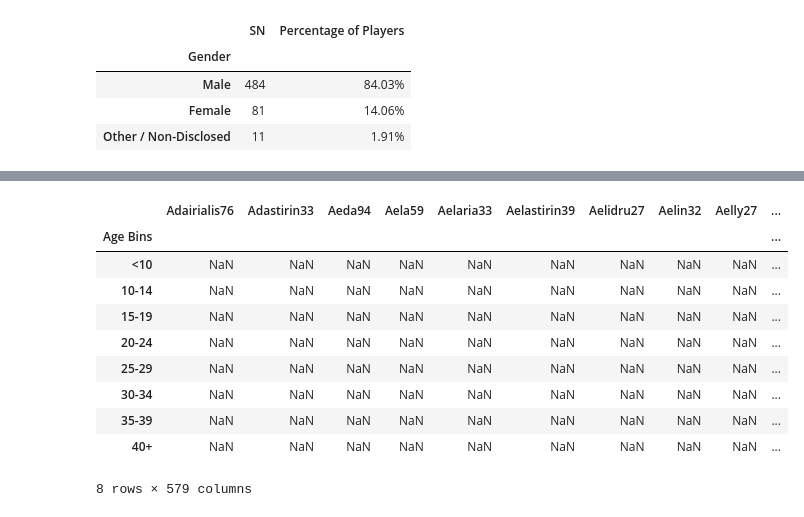
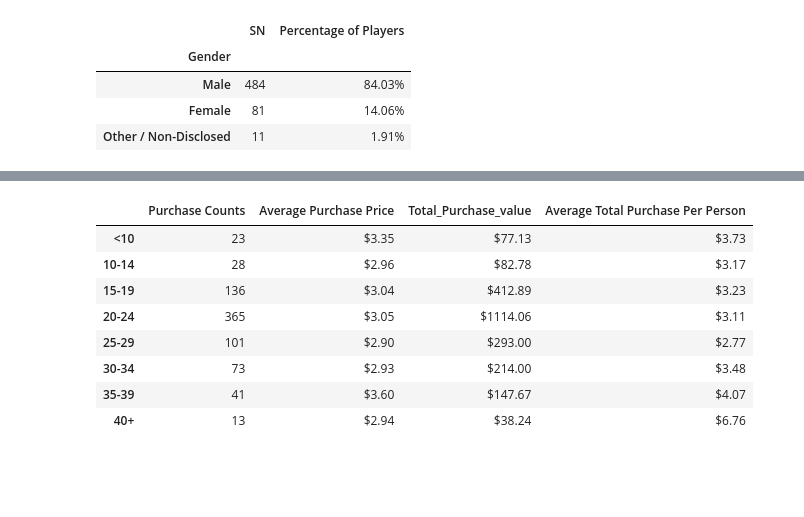
Before and after one commit to michael-grad/pandas-challenge, a Jupyter notebook: HeroesOfPymoliAnalysis.ipynb, the cells around one changed output, grey strips where cells are left out. Saved outputs shown, nothing was run; the diff lists cells and outputs as text; code cells hidden in the pictures; blank space fills up the shorter version.

Commit message:
All 10 Solutions working - just formatting updates needed remain to do

```diff
--- a/HeroesOfPymoliAnalysis.ipynb
+++ b/HeroesOfPymoliAnalysis.ipynb
@@ -192,5 +214,6 @@ See the caveats in the documentation: https://pandas.pydata.org/pandas-docs/stab
 # %%
 # SEVENTH CELL
+# VERIFIED: ONLY LAST COLUMN DOES NOT MATCH SOLUTION, BUT LOGIC OF THIS CODE HAS BEEN VERIFIED
 # FIND PURCHASING STATS BY AGE BIN
 
 # Start with all rows of purchases with just the columns needed
@@ -205,7 +228,10 @@ group_names = ["<10", "10-14", "15-19", "20-24", "25-29", "30-34", "35-39", "40+
 # Establish bins in dataframe under field "Total Count"
 purchase_demo_df = age_demo_df
 purchase_demo_df["Purchase Counts"] = pd.cut(age_demo_df["Age"], bins, labels=group_names, include_lowest=True, right=False)
-purchase_demo_df
+
+# DEBUG - all i did was put in a print statement - why is line 22 now having an issue?
+print("purchase_demo_df: ...")
+#purchase_demo_df
 
 # Count each bin
 purchase_stats_df = pd.DataFrame(purchase_demo_df["Purchase Counts"].value_counts())
@@ -215,14 +241,15 @@ average_purch_price_age = purchase_demo_df
 
 # Resort dataframe
 purchase_stats_df = purchase_stats_df.sort_index()
-print(purchase_stats_df)
+purchase_stats_df
 
 # Create dataframe with Average Purchase Price for each Age Bin
 average_purchase_df = purchase_demo_df.groupby("Purchase Counts").mean()
 average_purchase_df
 
 # Create dataframe with Total Purchase Price for each Age Bin
-# DEBUG - Should this be "Purchase Counts or "Price"???
+# DEBUG - CHANGED "Purchase Counts to "Price"??? = .  Should sum on Price
+# DEBUG - len(total_purchase_df) = 576 should be 8
 total_purchase_df = purchase_demo_df.groupby("Purchase Counts").sum()
 total_purchase_df
 
@@ -248,17 +275,43 @@ age_counts_df = average_purch_total_df.groupby("Age Bins").count()
 age_counts_df
 #print(len(age_counts_df))
 #print(len(average_purch_total_df["Price"]))
-#avg_purch_df["Average Total Purchase Per Person"] = average_purch_total_df.groupby["Price"] / age_counts_df["Age"]
-#avg_purch_df
+#print(len(total_purchase_df))
 
-# DEBUG - Not Working!! 1) Confirm calc method, 2) address columns and NaN
-avg_purch_df["Average Total Purchase Per Person"] = total_purchase_df["Price"] / age_counts_df["Age"]
-avg_purch_df
+
+# Calculate Average Total Purchase Per Person
+# Calc total purchase per person in that age group.(groupby(SN))
+# Group by age bins
+
+# Group By SN (username/ screen name) and then sum.  The Price column should be the total purchase for each user.
+avg_purch_per_person_df = pd.DataFrame(raw_data_df.groupby("SN").sum())
+avg_purch_per_person_df
+
+# Create Bins for the Age of users
+avg_purch_per_person_df["Age Bins"] = pd.cut(avg_purch_per_person_df["Age"], bins, labels=group_names, include_lowest=True, right=False)
+avg_purch_per_person_df
+
+# Group avg_purch_per_person_df by Age Bins. The Price column should be the average of the (total purchase per person) in each age group.
+avg_purch_per_person_df = avg_purch_per_person_df.groupby("Age Bins").mean()
+avg_purch_per_person_df
+
+# Delete unneeded columns
+del avg_purch_per_person_df["Purchase ID"]
+del avg_purch_per_person_df["Age"]
+del avg_purch_per_person_df["Item ID"]
+avg_purch_per_person_df
+
+
 
 # Combine stats into 1 dataframe
+# Binned dataframe
 purchase_stats_df["Average Purchase Price"] = average_purchase_df["Price"]
 purchase_stats_df["Total_Purchase_value"] = total_purchase_df["Price"]
+purchase_stats_df["Average Total Purchase Per Person"] = avg_purch_per_person_df
 purchase_stats_df
 
-avg_purch_df
+# Reformat Columns
+purchase_stats_df["Average Purchase Price"] = purchase_stats_df["Average Purchase Price"].map('${:.2f}'.format)
+purchase_stats_df["Total_Purchase_value"] = purchase_stats_df["Total_Purchase_value"].map('${:.2f}'.format)
+purchase_stats_df["Average Total Purchase Per Person"] = purchase_stats_df["Average Total Purchase Per Person"].map('${:.2f}'.format)
+purchase_stats_df
 # %% [output]
@@ -274,13 +322,11 @@ avg_purch_df
-|  | Adairialis76 | Adastirin33 | Aeda94 | Aela59 | Aelaria33 | Aelastirin39 | Aelidru27 | Aelin32 | Aelly27 | ... |
-| Age Bins |  |  |  |  |  |  |  |  |  | ... |
-| <10 | NaN | NaN | NaN | NaN | NaN | NaN | NaN | NaN | NaN | ... |
-| 10-14 | NaN | NaN | NaN | NaN | NaN | NaN | NaN | NaN | NaN | ... |
-| 15-19 | NaN | NaN | NaN | NaN | NaN | NaN | NaN | NaN | NaN | ... |
-| 20-24 | NaN | NaN | NaN | NaN | NaN | NaN | NaN | NaN | NaN | ... |
-| 25-29 | NaN | NaN | NaN | NaN | NaN | NaN | NaN | NaN | NaN | ... |
-| 30-34 | NaN | NaN | NaN | NaN | NaN | NaN | NaN | NaN | NaN | ... |
-| 35-39 | NaN | NaN | NaN | NaN | NaN | NaN | NaN | NaN | NaN | ... |
-| 40+ | NaN | NaN | NaN | NaN | NaN | NaN | NaN | NaN | NaN | ... |
+|  | Purchase Counts | Average Purchase Price | Total_Purchase_value | Average Total Purchase Per Person |
+| <10 | 23 | $3.35 | $77.13 | $3.73 |
+| 10-14 | 28 | $2.96 | $82.78 | $3.17 |
+| 15-19 | 136 | $3.04 | $412.89 | $3.23 |
+| 20-24 | 365 | $3.05 | $1114.06 | $3.11 |
+| 25-29 | 101 | $2.90 | $293.00 | $2.77 |
+| 30-34 | 73 | $2.93 | $214.00 | $3.48 |
+| 35-39 | 41 | $3.60 | $147.67 | $4.07 |
+| 40+ | 13 | $2.94 | $38.24 | $6.76 |
-8 rows × 579 columns
 # %%
 #EIGHTH CELL
```
Also changed, not shown: parts of 8 cells of this notebook.
